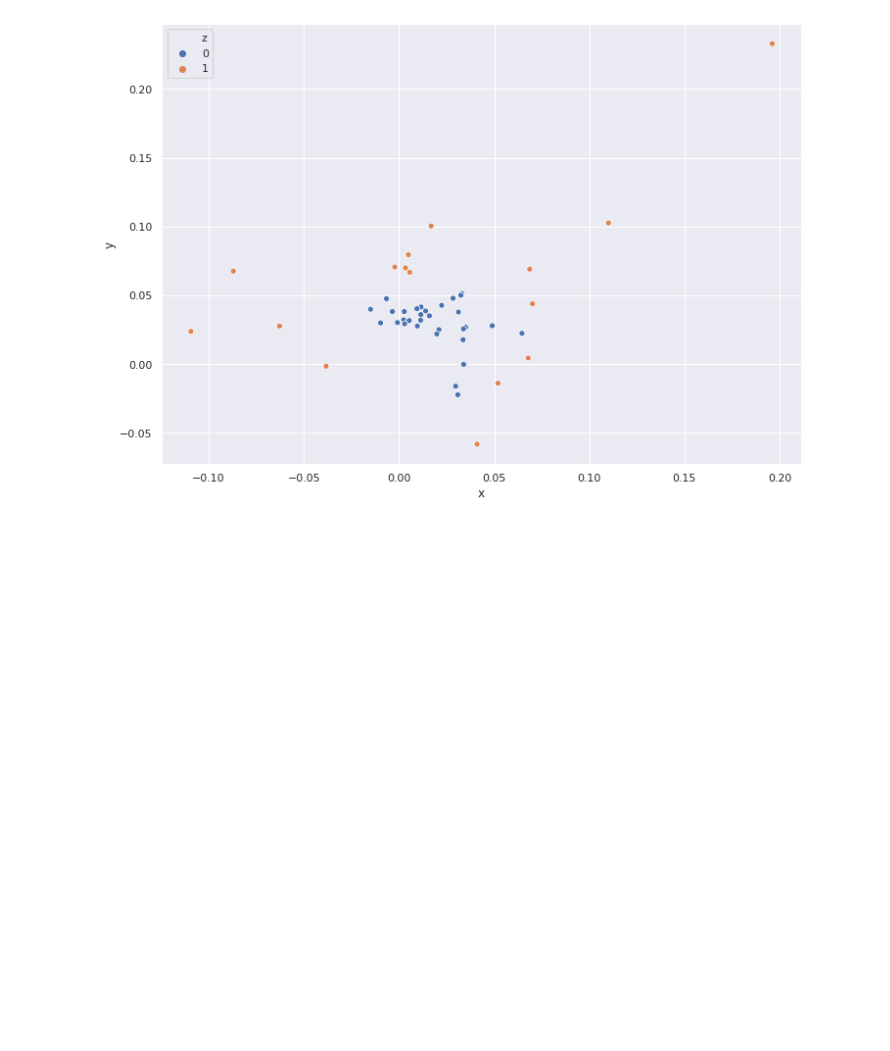
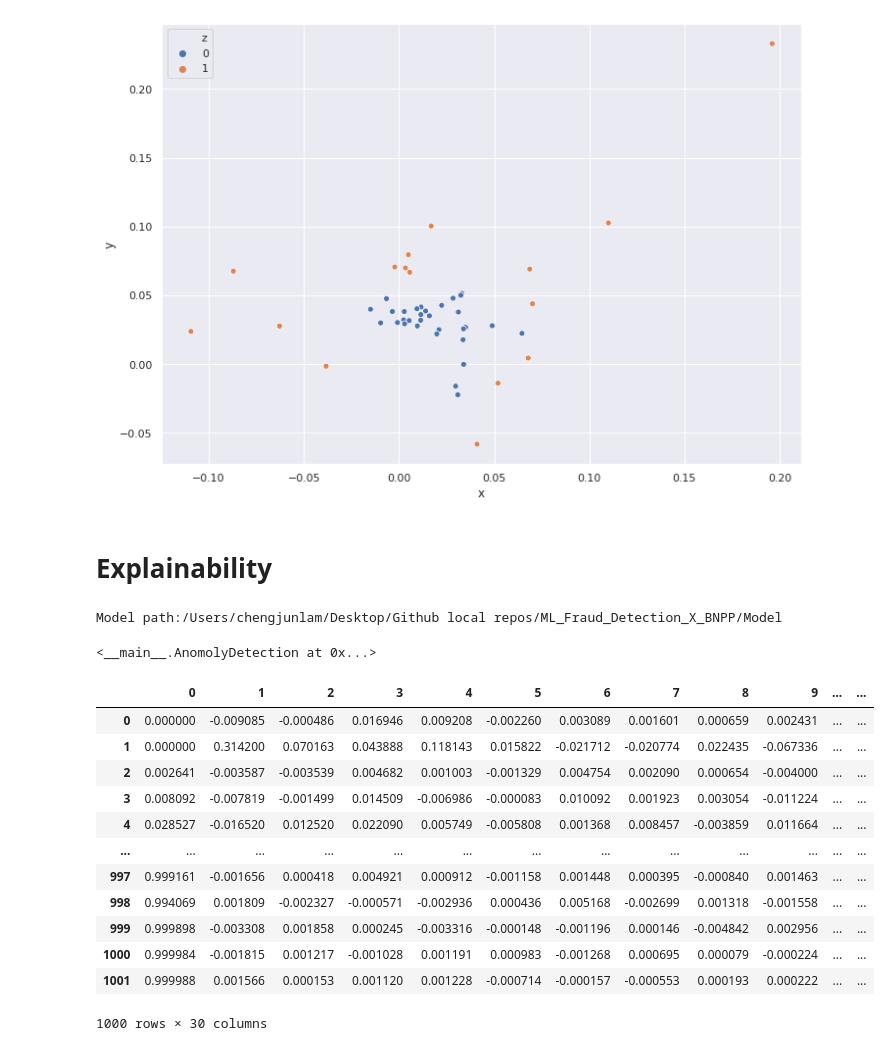
Before and after one commit to NUS-Fintech-Society/ML_Fraud_Detection_X_BNPP, a Jupyter notebook: Exploration/Fraud_X_BNPP_Fintech.ipynb, the cells around one changed output. Drawn from its saved outputs; the diff is of its cells as text; code cells hidden in the pictures; blank space fills up the shorter version.

Commit message:
added initial explainability code

```diff
--- a/Exploration/Fraud_X_BNPP_Fintech.ipynb
+++ b/Exploration/Fraud_X_BNPP_Fintech.ipynb
@@ -479,7 +479,7 @@ y_test = df['Class']
 X_train = df_features_nonFraud
 # %%
 #preparing train and test data
-no_of_samples = 10000
+no_of_samples = 1000
 feature_columns = [0,31]
 #selected number of train data for training
 X_train_selected = X_train[:no_of_samples]
@@ -758,0 +757,13 @@ clf = OneClassSVM(gamma='auto').fit(X)
+# %% [markdown]
+# Explainability
+# %%
+#importing python file
+import os
+path_parent = os.path.dirname(os.getcwd())
+model = "Explainability.py"
+model_path = path_parent + "/Model"
+print("Model path:{}".format(model_path))
+import sys
+sys.path.insert(0, model_path)
+# %% [output]
+Model path:/Users/chengjunlam/Desktop/Github local repos/ML_Fraud_Detection_X_BNPP/Model
@@ -758,0 +772,20 @@ clf = OneClassSVM(gamma='auto').fit(X)
+# %%
+anomoly_detection
+# %% [output]
+<__main__.AnomolyDetection at 0x...>
+# %%
+X_train_selected
+# %% [output]
+|  | 0 | 1 | 2 | 3 | 4 | 5 | 6 | 7 | 8 | 9 | ... | ... |
+| 0 | 0.000000 | -0.009085 | -0.000486 | 0.016946 | 0.009208 | -0.002260 | 0.003089 | 0.001601 | 0.000659 | 0.002431 | ... | ... |
+| 1 | 0.000000 | 0.314200 | 0.070163 | 0.043888 | 0.118143 | 0.015822 | -0.021712 | -0.020774 | 0.022435 | -0.067336 | ... | ... |
+| 2 | 0.002641 | -0.003587 | -0.003539 | 0.004682 | 0.001003 | -0.001329 | 0.004754 | 0.002090 | 0.000654 | -0.004000 | ... | ... |
+| 3 | 0.008092 | -0.007819 | -0.001499 | 0.014509 | -0.006986 | -0.000083 | 0.010092 | 0.001923 | 0.003054 | -0.011224 | ... | ... |
+| 4 | 0.028527 | -0.016520 | 0.012520 | 0.022090 | 0.005749 | -0.005808 | 0.001368 | 0.008457 | -0.003859 | 0.011664 | ... | ... |
+| ... | ... | ... | ... | ... | ... | ... | ... | ... | ... | ... | ... | ... |
+| 997 | 0.999161 | -0.001656 | 0.000418 | 0.004921 | 0.000912 | -0.001158 | 0.001448 | 0.000395 | -0.000840 | 0.001463 | ... | ... |
+| 998 | 0.994069 | 0.001809 | -0.002327 | -0.000571 | -0.002936 | 0.000436 | 0.005168 | -0.002699 | 0.001318 | -0.001558 | ... | ... |
+| 999 | 0.999898 | -0.003308 | 0.001858 | 0.000245 | -0.003316 | -0.000148 | -0.001196 | 0.000146 | -0.004842 | 0.002956 | ... | ... |
+| 1000 | 0.999984 | -0.001815 | 0.001217 | -0.001028 | 0.001191 | 0.000983 | -0.001268 | 0.000695 | 0.000079 | -0.000224 | ... | ... |
+| 1001 | 0.999988 | 0.001566 | 0.000153 | 0.001120 | 0.001228 | -0.000714 | -0.000157 | -0.000553 | 0.000193 | 0.000222 | ... | ... |
+1000 rows × 30 columns
```
Also changed, not shown: parts of 9 cells of this notebook, 1 other file.
